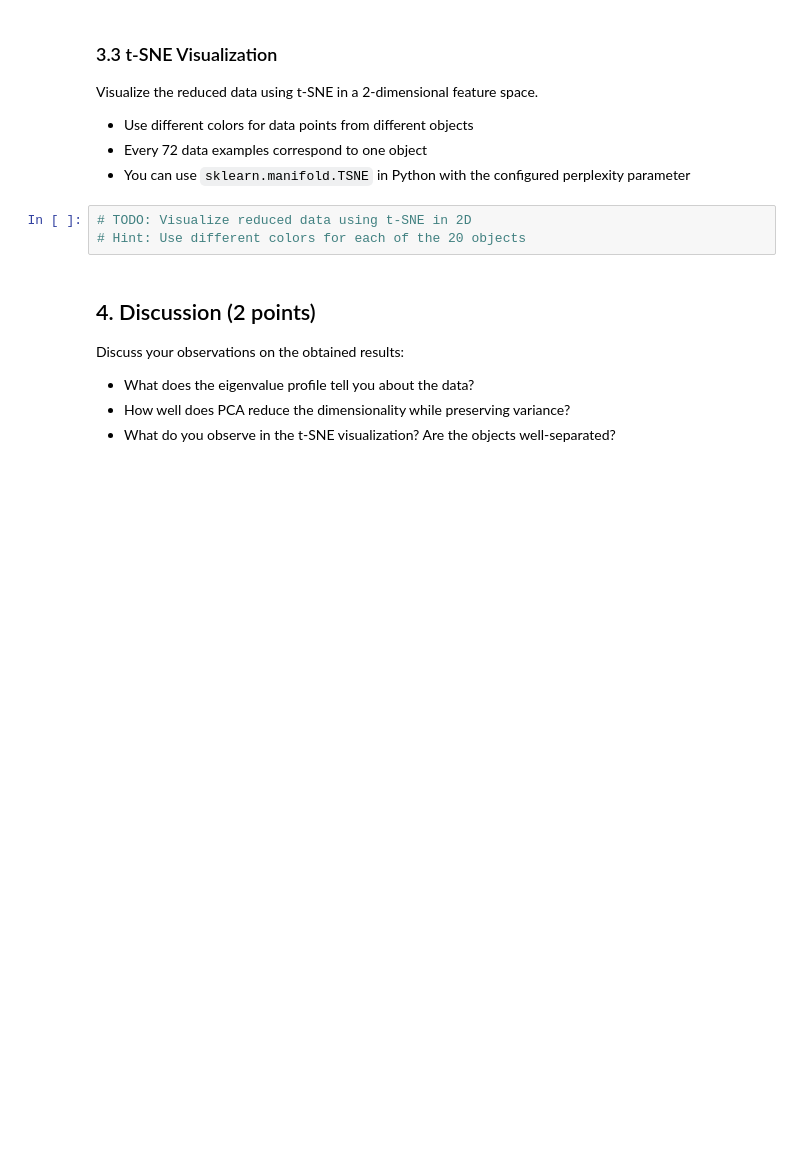
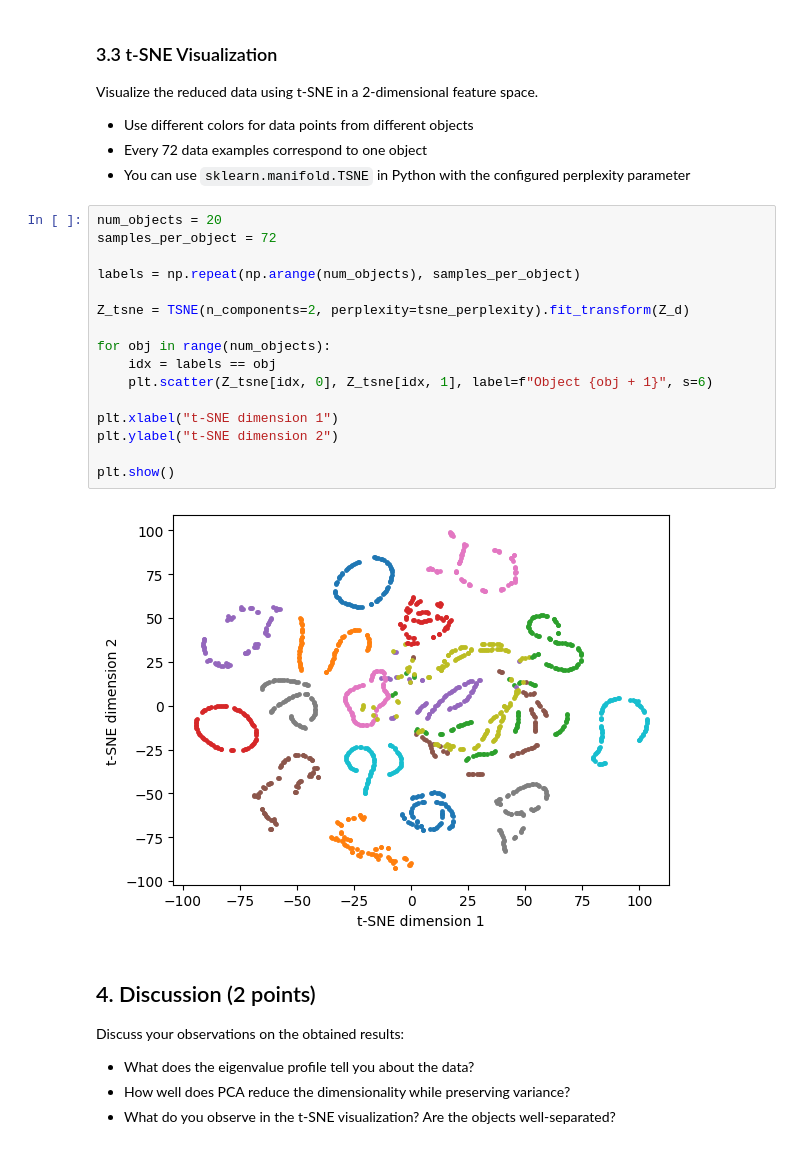
Before and after one commit to HSdeH/ml, a Jupyter notebook: a1/assignment1.ipynb, the cells around one changed output. Drawn from its saved outputs; the diff is of its cells as text; blank space fills up the shorter version.

```diff
--- a/a1/assignment1.ipynb
+++ b/a1/assignment1.ipynb
@@ -144,9 +175,24 @@ Visualize the reduced data using t-SNE in a 2-dimensional feature space.
 - Use different colors for data points from different objects
 - Every 72 data examples correspond to one object
 - You can use `sklearn.manifold.TSNE` in Python with the configured perplexity parameter
-# %%
-# TODO: Visualize reduced data using t-SNE in 2D
-# Hint: Use different colors for each of the 20 objects
+# %%
+num_objects = 20
+samples_per_object = 72
+
+labels = np.repeat(np.arange(num_objects), samples_per_object)
+
+Z_tsne = TSNE(n_components=2, perplexity=tsne_perplexity).fit_transform(Z_d)
+
+for obj in range(num_objects):
+    idx = labels == obj
+    plt.scatter(Z_tsne[idx, 0], Z_tsne[idx, 1], label=f"Object {obj + 1}", s=6)
+
+plt.xlabel("t-SNE dimension 1")
+plt.ylabel("t-SNE dimension 2")
+
+plt.show()
+# %% [output]
+[figure, added]
 # %% [markdown]
 ## 4. Discussion (2 points)
 
```
Also changed, not shown: parts of 13 cells of this notebook, 3 other files.
